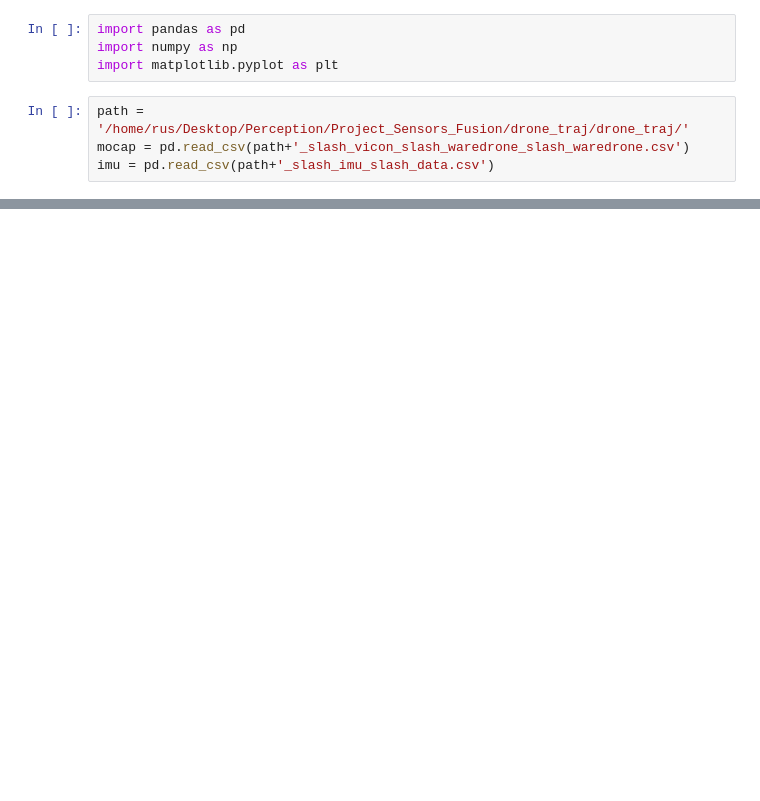
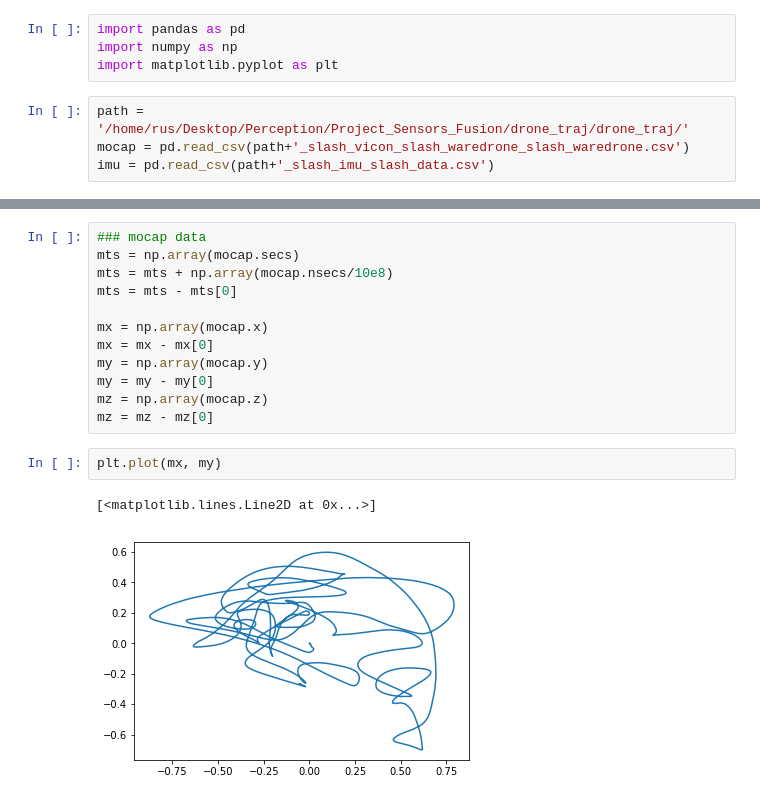
Before and after one commit to punith112/Perception, a Jupyter notebook: Project_Sensors_Fusion/drone_traj/flight.ipynb, the cells around one changed output, grey strips where cells are left out. Saved outputs shown, nothing was run; the diff lists cells and outputs as text; blank space fills up the shorter version.

```diff
--- a/Project_Sensors_Fusion/drone_traj/flight.ipynb
+++ b/Project_Sensors_Fusion/drone_traj/flight.ipynb
@@ -15,3 +15,20 @@ mocap.head()
 | 2 | 1545224250937436250 | NaN | 164066 | NaN | 1545224250 | 917922404 | "/world" | "vicon/waredrone/waredrone" | NaN | ... |
 | 3 | 1545224250950658489 | NaN | 164067 | NaN | 1545224250 | 928664420 | "/world" | "vicon/waredrone/waredrone" | NaN | ... |
 | 4 | 1545224250957771685 | NaN | 164068 | NaN | 1545224250 | 938379292 | "/world" | "vicon/waredrone/waredrone" | NaN | ... |
+# %%
+### mocap data
+mts = np.array(mocap.secs)
+mts = mts + np.array(mocap.nsecs/10e8)
+mts = mts - mts[0]
+
+mx = np.array(mocap.x)
+mx = mx - mx[0]
+my = np.array(mocap.y)
+my = my - my[0]
+mz = np.array(mocap.z)
+mz = mz - mz[0]
+# %%
+plt.plot(mx, my)
+# %% [output]
+[<matplotlib.lines.Line2D at 0x...>]
+[figure, added]
```
Also changed, not shown: 1 other file.
